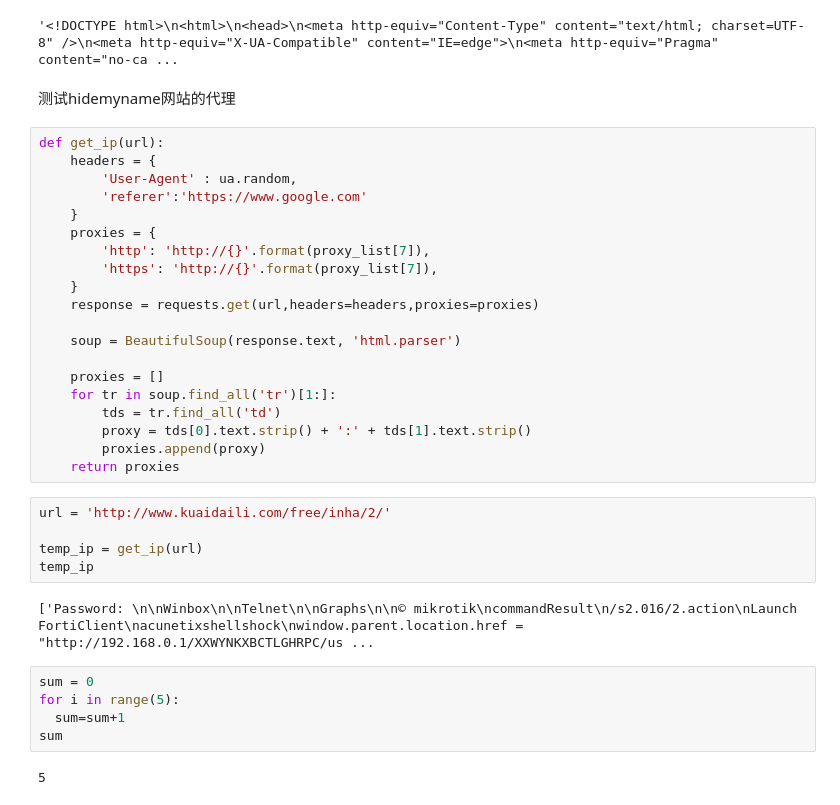
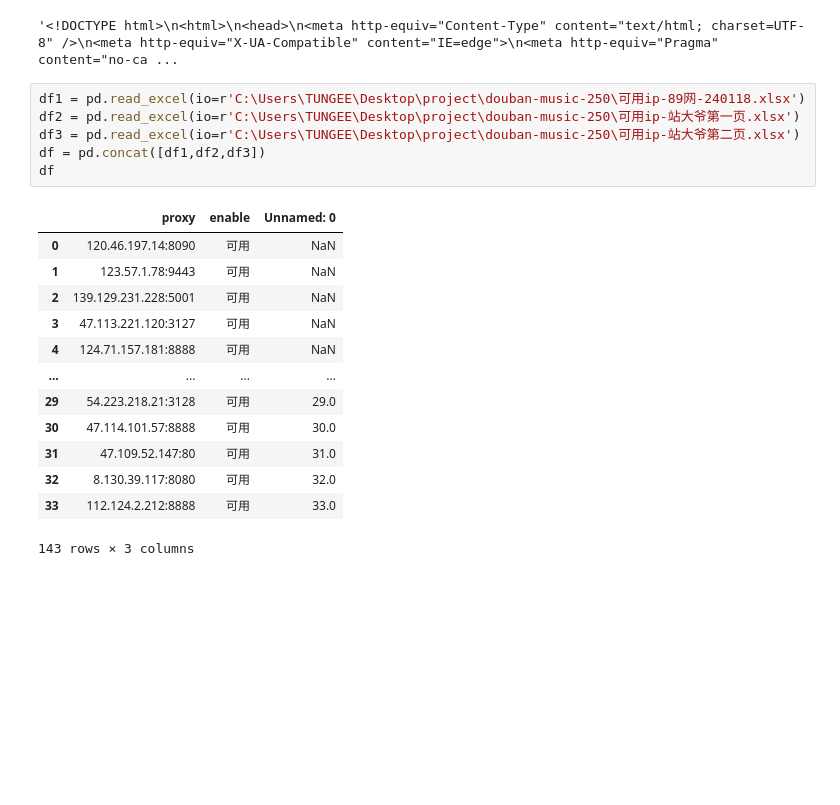
Before and after one commit to Blacktuna1/douban-music-250, a Jupyter notebook: ip-get/save-good-proxy.ipynb, the cells around one changed output. Saved outputs shown, nothing was run; the diff lists cells and outputs as text; blank space fills up the shorter version.

```diff
--- a/ip-get/save-good-proxy.ipynb
+++ b/ip-get/save-good-proxy.ipynb
@@ -217,39 +169,23 @@ print(response)
 response.text
 # %% [output]
 '<!DOCTYPE html>\n<html>\n<head>\n<meta http-equiv="Content-Type" content="text/html; charset=UTF-8" />\n<meta http-equiv="X-UA-Compatible" content="IE=edge">\n<meta http-equiv="Pragma" content="no-ca ...
-# %% [markdown]
-测试hidemyname网站的代理
-# %%
-def get_ip(url):
-    headers = {
-        'User-Agent' : ua.random,
-        'referer':'https://www.google.com'
-    }
-    proxies = {
-        'http': 'http://{}'.format(proxy_list[7]),
-        'https': 'http://{}'.format(proxy_list[7]),
-    }
-    response = requests.get(url,headers=headers,proxies=proxies)
-
-    soup = BeautifulSoup(response.text, 'html.parser')
-
-    proxies = []
-    for tr in soup.find_all('tr')[1:]:
-        tds = tr.find_all('td')
-        proxy = tds[0].text.strip() + ':' + tds[1].text.strip()
-        proxies.append(proxy)
-    return proxies
-# %%
-url = 'http://www.kuaidaili.com/free/inha/2/'
-
-temp_ip = get_ip(url)
-temp_ip
-# %% [output]
-['Password: \n\nWinbox\n\nTelnet\n\nGraphs\n\n© mikrotik\ncommandResult\n/s2.016/2.action\nLaunch FortiClient\nacunetixshellshock\nwindow.parent.location.href = "http://192.168.0.1/XXWYNKXBCTLGHRPC/us ...
-# %%
-sum = 0
-for i in range(5):
-  sum=sum+1
-sum
-# %% [output]
-5
+# %%
+df1 = pd.read_excel(io=r'C:\Users\TUNGEE\Desktop\project\douban-music-250\可用ip-89网-240118.xlsx')
+df2 = pd.read_excel(io=r'C:\Users\TUNGEE\Desktop\project\douban-music-250\可用ip-站大爷第一页.xlsx')
+df3 = pd.read_excel(io=r'C:\Users\TUNGEE\Desktop\project\douban-music-250\可用ip-站大爷第二页.xlsx')
+df = pd.concat([df1,df2,df3])
+df
+# %% [output]
+|  | proxy | enable | Unnamed: 0 |
+| 0 | 120.46.197.14:8090 | 可用 | NaN |
+| 1 | 123.57.1.78:9443 | 可用 | NaN |
+| 2 | 139.129.231.228:5001 | 可用 | NaN |
+| 3 | 47.113.221.120:3127 | 可用 | NaN |
+| 4 | 124.71.157.181:8888 | 可用 | NaN |
+| ... | ... | ... | ... |
+| 29 | 54.223.218.21:3128 | 可用 | 29.0 |
+| 30 | 47.114.101.57:8888 | 可用 | 30.0 |
+| 31 | 47.109.52.147:80 | 可用 | 31.0 |
+| 32 | 8.130.39.117:8080 | 可用 | 32.0 |
+| 33 | 112.124.2.212:8888 | 可用 | 33.0 |
+143 rows × 3 columns
```
Also changed, not shown: parts of 6 cells of this notebook, 3 other files.
